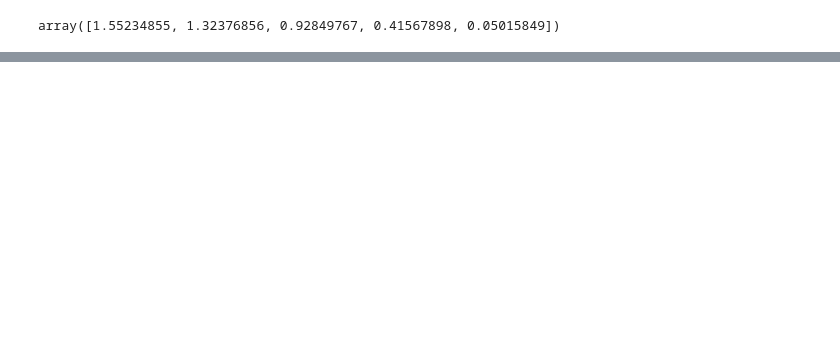
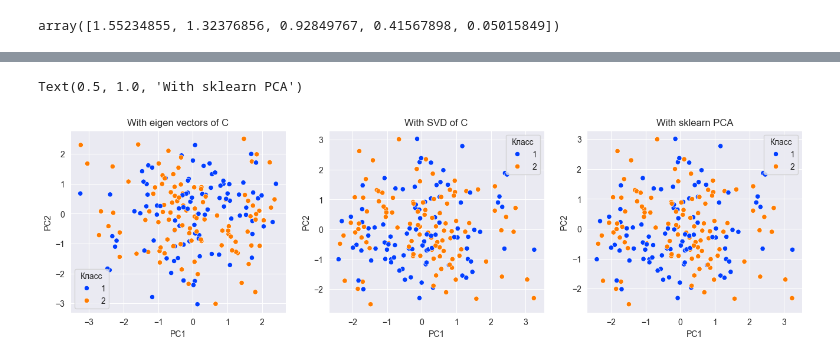
Before and after one commit to Sh0kerr/data_analysis, a Jupyter notebook: task_7/lw_7.ipynb, the cells around one changed output, grey strips where cells are left out. Drawn from its saved outputs; the diff is of its cells as text; code cells hidden in the pictures; blank space fills up the shorter version.

```diff
--- a/task_7/lw_7.ipynb
+++ b/task_7/lw_7.ipynb
@@ -114,0 +151,21 @@ array([1.55234855, 1.32376856, 0.92849767, 0.41567898, 0.05015849])
+# %%
+ixs = np.argsort(eig_vals)[::-1]
+scores_eig = pd.DataFrame(data_st @ eig_vecs[:,ixs][:,:2])
+# трансформируем исходную матрицу данных X в матрицу счетов PC1-2
+scores_svd = pd.DataFrame(data_st @ u[:,:2])
+# трансформируем исходную матрицу данных X в матрицу счетов PC1-2
+scores_skl = pd.DataFrame(skpcamod.transform(data_st)[:,:2]) # с помощью sklearn
+scores_svd.columns = ['PC1', 'PC2']
+scores_eig.columns = ['PC1', 'PC2']
+scores_skl.columns = ['PC1', 'PC2']
+# %%
+_ , axes = plt.subplots(ncols=3, nrows=1, figsize = (16, 4))
+sns.scatterplot(x='PC1', y='PC2', data=scores_eig, hue=data_st['Класс'], palette='bright', ax=axes[0])
+sns.scatterplot(x='PC1', y='PC2', data=scores_svd, hue=data_st['Класс'], palette='bright', ax=axes[1])
+sns.scatterplot(x='PC1', y='PC2', data=scores_skl, hue=data_st['Класс'], palette='bright', ax=axes[2])
+axes[0].set_title('With eigen vectors of C')
+axes[1].set_title('With SVD of C')
+axes[2].set_title('With sklearn PCA')
+# %% [output]
+Text(0.5, 1.0, 'With sklearn PCA')
+[figure, added]
```
Also changed, not shown: parts of 13 cells of this notebook.
